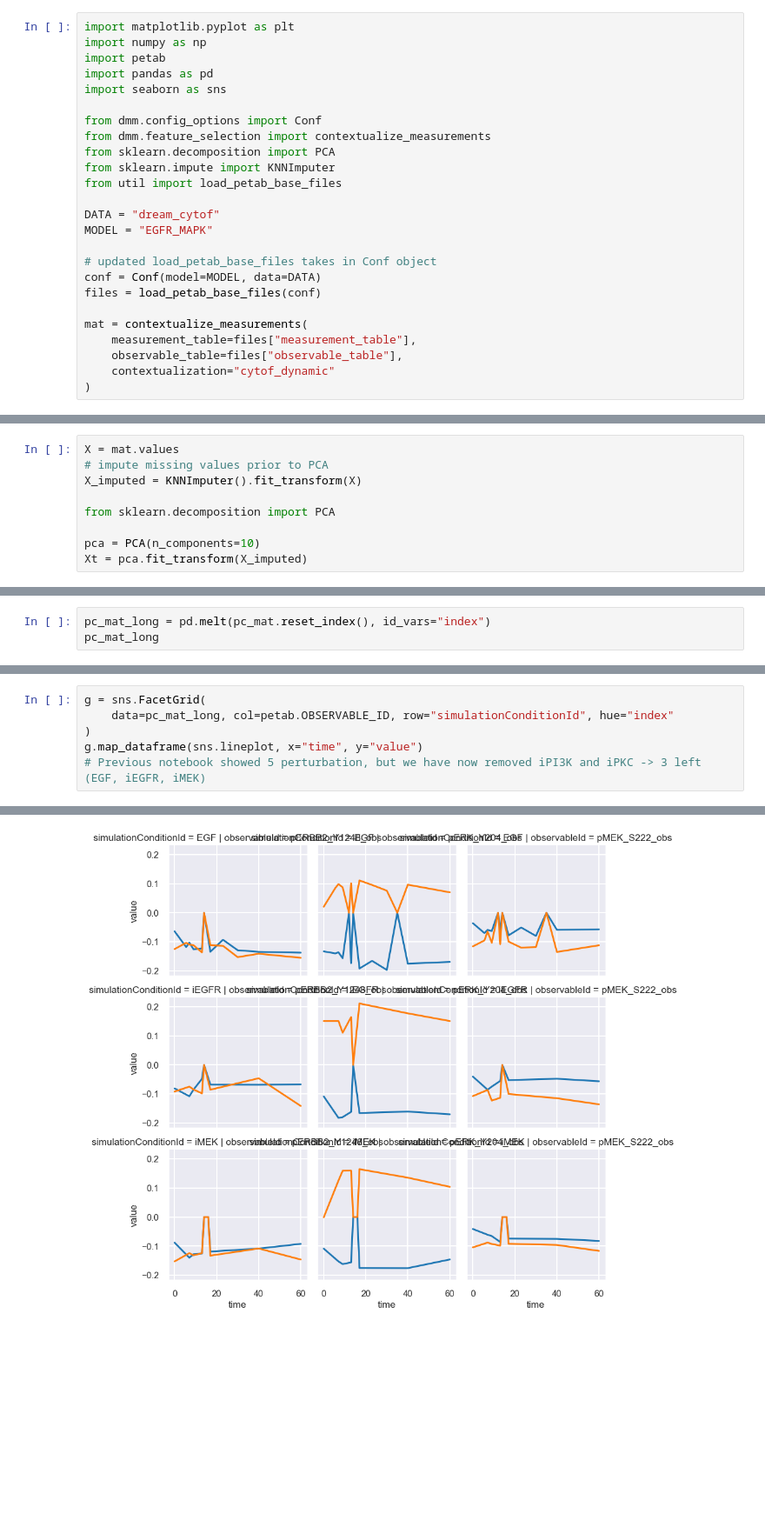
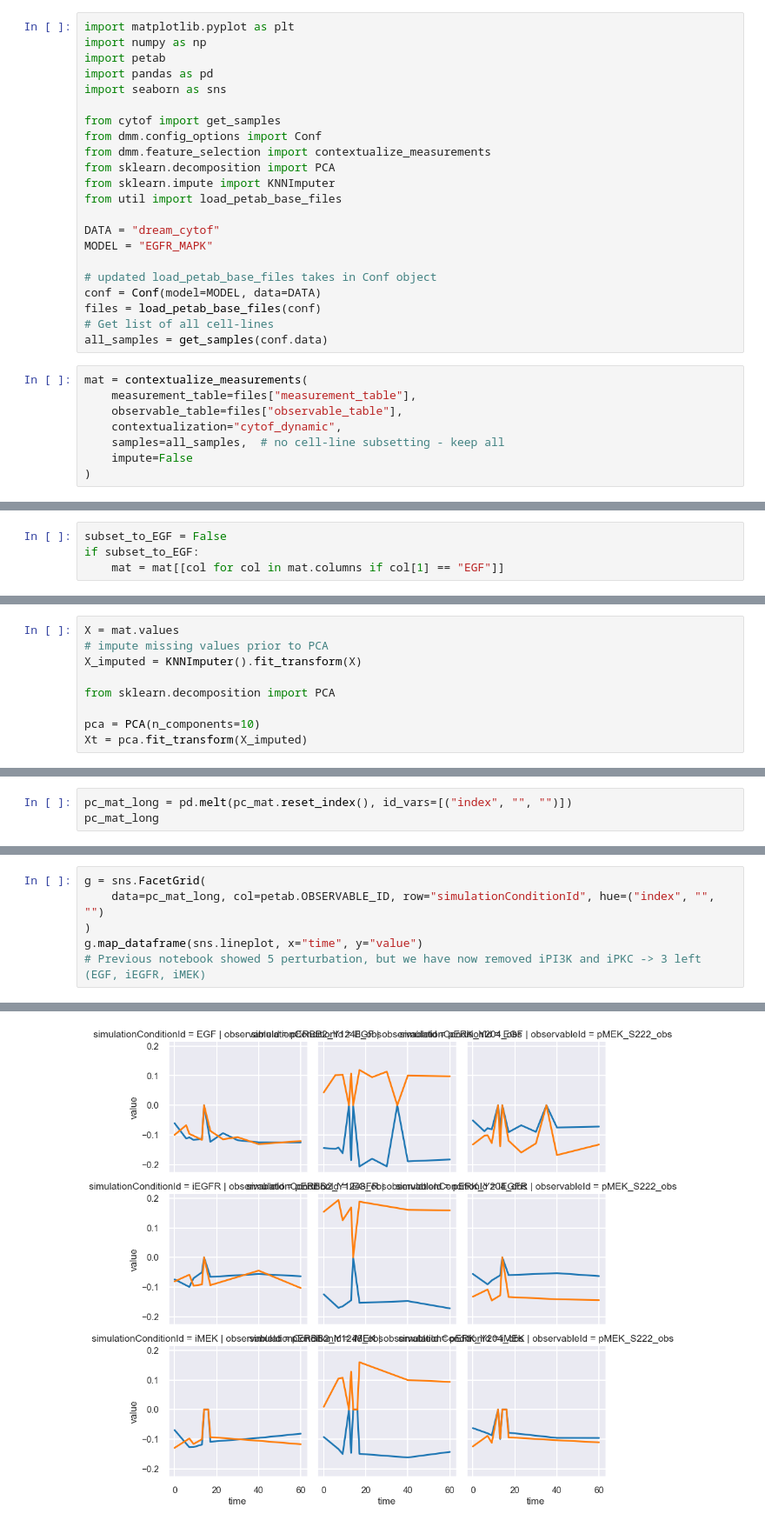
Before and after one commit to frohlich-lab/DeepMechanisticModels, a Jupyter notebook: Old - Jupyter Notebooks/Cytof Data Analysis.ipynb, the cells around one changed output, grey strips where cells are left out. Shown at 87% size. Drawn from its saved outputs; the diff is of its cells as text; blank space fills up the shorter version.

```diff
--- a/Old - Jupyter Notebooks/Cytof Data Analysis.ipynb
+++ b/Old - Jupyter Notebooks/Cytof Data Analysis.ipynb
@@ -5,6 +5,7 @@ import petab
 import pandas as pd
 import seaborn as sns
 
+from cytof import get_samples
 from dmm.config_options import Conf
 from dmm.feature_selection import contextualize_measurements
 from sklearn.decomposition import PCA
@@ -17,9 +18,13 @@ MODEL = "EGFR_MAPK"
 # updated load_petab_base_files takes in Conf object
 conf = Conf(model=MODEL, data=DATA)
 files = load_petab_base_files(conf)
-
-mat = contextualize_measurements(
-    measurement_table=files["measurement_table"],
-    observable_table=files["observable_table"],
-    contextualization="cytof_dynamic"
-)
+# Get list of all cell-lines
+all_samples = get_samples(conf.data)
+# %%
+mat = contextualize_measurements(
+    measurement_table=files["measurement_table"],
+    observable_table=files["observable_table"],
+    contextualization="cytof_dynamic",
+    samples=all_samples,  # no cell-line subsetting - keep all
+    impute=False
+)
@@ -26,3 +33,7 @@ mat = contextualize_measurements(
+# %%
+subset_to_EGF = False
+if subset_to_EGF:
+    mat = mat[[col for col in mat.columns if col[1] == "EGF"]]
 # %%
 mat.shape
 # %% [output]
@@ -275,4 +332,4 @@ pc_mat
 # %%
-pc_mat_long = pd.melt(pc_mat.reset_index(), id_vars="index")
+pc_mat_long = pd.melt(pc_mat.reset_index(), id_vars=[("index", "", "")])
 pc_mat_long
 # %% [output]
@@ -280,9 +349,9 @@ KeyError: "The following id_vars or value_vars are not present in the DataFrame:
 # %%
 g = sns.FacetGrid(
-    data=pc_mat_long, col=petab.OBSERVABLE_ID, row="simulationConditionId", hue="index"
+    data=pc_mat_long, col=petab.OBSERVABLE_ID, row="simulationConditionId", hue=("index", "", "")
 )
 g.map_dataframe(sns.lineplot, x="time", y="value")
 # Previous notebook showed 5 perturbation, but we have now removed iPI3K and iPKC -> 3 left (EGF, iEGFR, iMEK)
 # %% [output]
 <seaborn.axisgrid.FacetGrid at 0x...>
-[figure, old version]
+[figure, new version]
```
Also changed, not shown: parts of 23 cells of this notebook, 1 other file.
